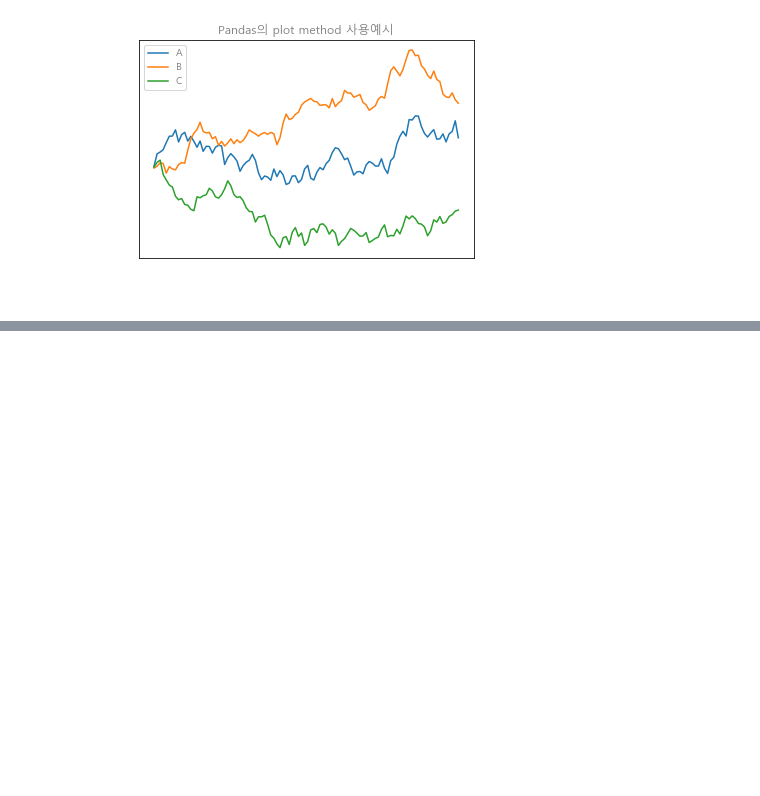
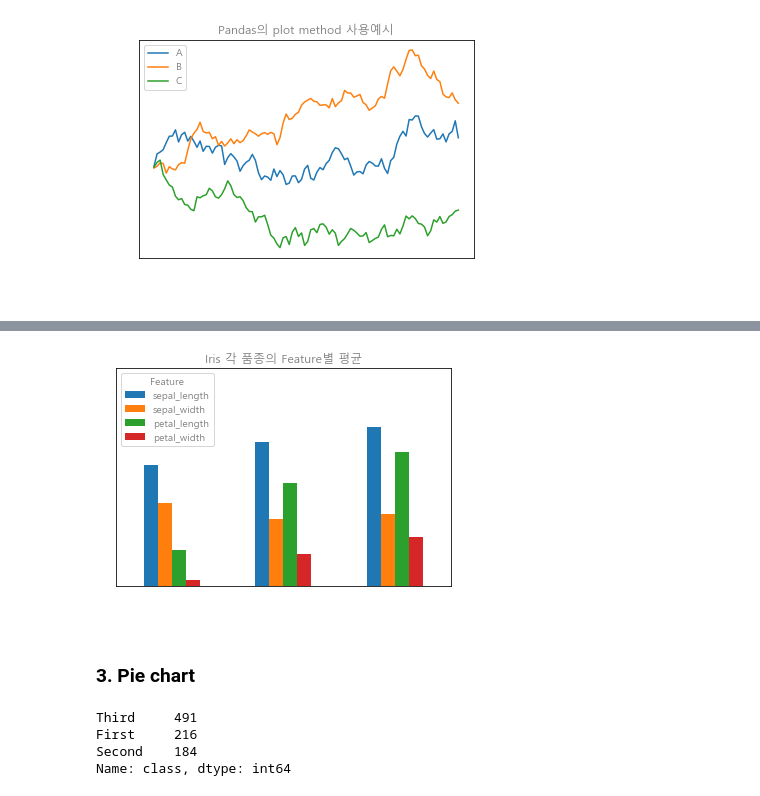
Before and after one commit to Lunawood/DataAnalysis-Lecture-2022.04, a Jupyter notebook: 03.시각화/11.Pandas시각화.ipynb, the cells around one changed output, grey strips where cells are left out. Saved outputs shown, nothing was run; the diff lists cells and outputs as text; code cells hidden in the pictures; blank space fills up the shorter version.

```diff
--- a/03.시각화/11.Pandas시각화.ipynb
+++ b/03.시각화/11.Pandas시각화.ipynb
@@ -37,0 +66,19 @@ plt.show()          # text color는 gray
+# %%
+df2.columns.name = 'Feature'    # 범례 제목
+df2.plot.bar(rot=0)
+plt.title('Iris 각 품종의 Feature별 평균')
+plt.ylim(0,9)       # 막대기 길이 줄이기
+plt.show()
+# %% [output]
+[figure, added]
+# %% [markdown]
+### 3. Pie chart
+# %%
+titanic = sns.load_dataset('titanic')
+s = titanic['class'].value_counts()
+s
+# %% [output]
+Third     491
+First     216
+Second    184
+Name: class, dtype: int64
```
Also changed, not shown: parts of 9 cells of this notebook, 1 other file.
